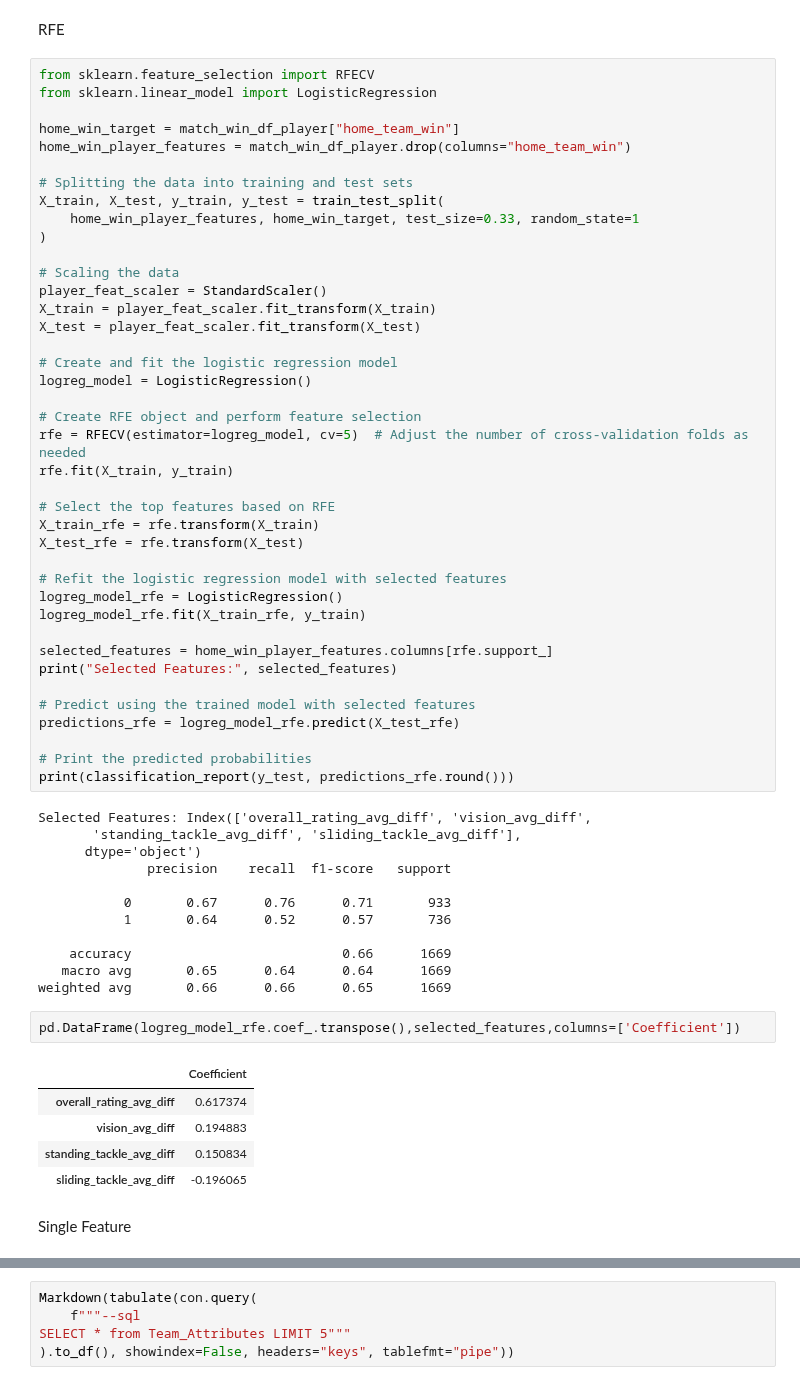
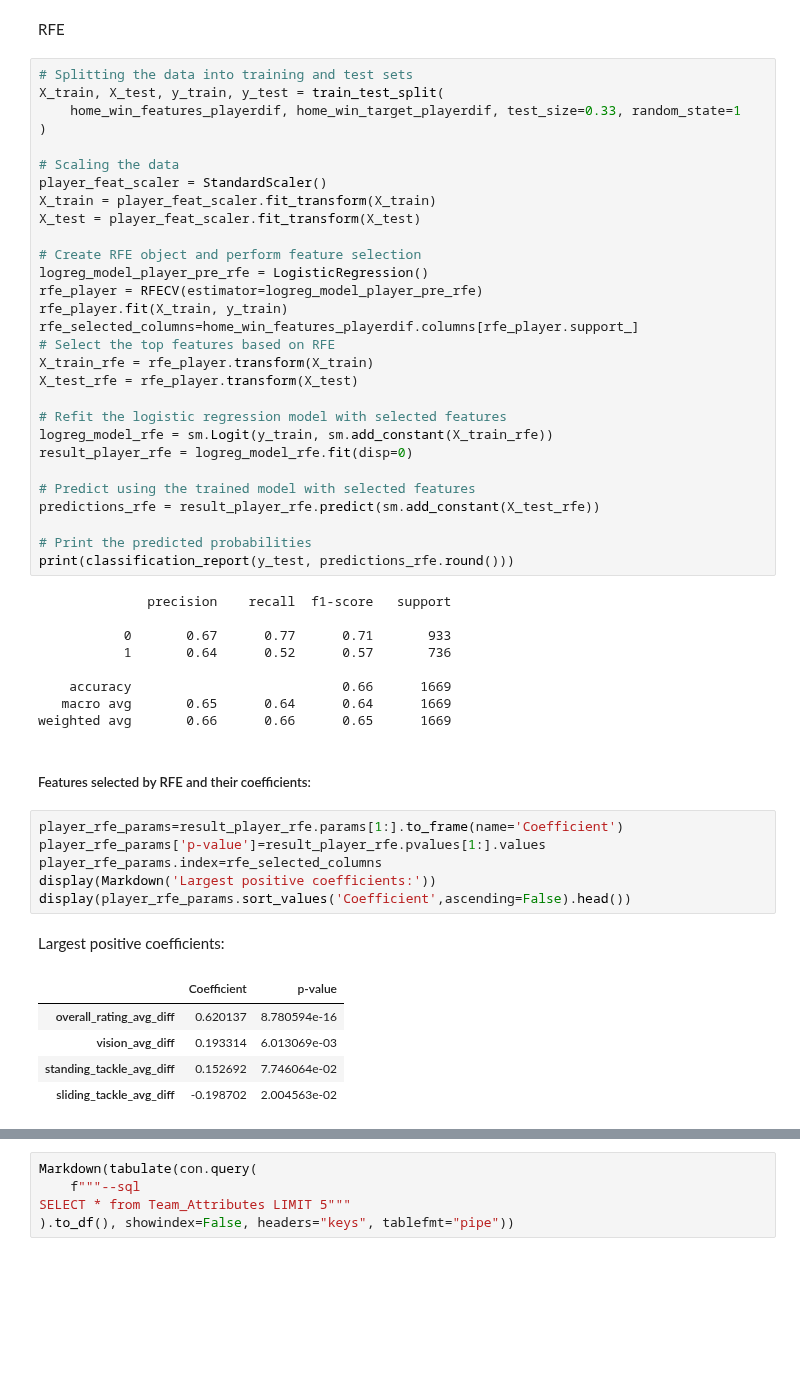
Before and after one commit to gediminas-skvarnavicius/football-db-analysis, a Jupyter notebook: analysis.ipynb, the cells around one changed output, grey strips where cells are left out. Drawn from its saved outputs; the diff is of its cells as text; blank space fills up the shorter version.

```diff
--- a/analysis.ipynb
+++ b/analysis.ipynb
@@ -1307,15 +1325,9 @@ Reducing the number of features by calculating the average differences of player
 # %% [markdown]
 RFE
 # %%
-from sklearn.feature_selection import RFECV
-from sklearn.linear_model import LogisticRegression
-
-home_win_target = match_win_df_player["home_team_win"]
-home_win_player_features = match_win_df_player.drop(columns="home_team_win")
-
 # Splitting the data into training and test sets
 X_train, X_test, y_train, y_test = train_test_split(
-    home_win_player_features, home_win_target, test_size=0.33, random_state=1
+    home_win_features_playerdif, home_win_target_playerdif, test_size=0.33, random_state=1
 )
 
 # Scaling the data
@@ -1323,48 +1335,45 @@ player_feat_scaler = StandardScaler()
 X_train = player_feat_scaler.fit_transform(X_train)
 X_test = player_feat_scaler.fit_transform(X_test)
 
-# Create and fit the logistic regression model
-logreg_model = LogisticRegression()
-
 # Create RFE object and perform feature selection
-rfe = RFECV(estimator=logreg_model, cv=5)  # Adjust the number of cross-validation folds as needed
-rfe.fit(X_train, y_train)
-
+logreg_model_player_pre_rfe = LogisticRegression()
+rfe_player = RFECV(estimator=logreg_model_player_pre_rfe)
+rfe_player.fit(X_train, y_train)
+rfe_selected_columns=home_win_features_playerdif.columns[rfe_player.support_]
 # Select the top features based on RFE
-X_train_rfe = rfe.transform(X_train)
-X_test_rfe = rfe.transform(X_test)
+X_train_rfe = rfe_player.transform(X_train)
+X_test_rfe = rfe_player.transform(X_test)
 
 # Refit the logistic regression model with selected features
-logreg_model_rfe = LogisticRegression()
-logreg_model_rfe.fit(X_train_rfe, y_train)
-
-selected_features = home_win_player_features.columns[rfe.support_]
-print("Selected Features:", selected_features)
+logreg_model_rfe = sm.Logit(y_train, sm.add_constant(X_train_rfe))
+result_player_rfe = logreg_model_rfe.fit(disp=0)
 
 # Predict using the trained model with selected features
-predictions_rfe = logreg_model_rfe.predict(X_test_rfe)
+predictions_rfe = result_player_rfe.predict(sm.add_constant(X_test_rfe))
 
 # Print the predicted probabilities
 print(classification_report(y_test, predictions_rfe.round()))
 # %% [output]
-Selected Features: Index(['overall_rating_avg_diff', 'vision_avg_diff',
-       'standing_tackle_avg_diff', 'sliding_tackle_avg_diff'],
-      dtype='object')
               precision    recall  f1-score   support
 
-           0       0.67      0.76      0.71       933
+           0       0.67      0.77      0.71       933
            1       0.64      0.52      0.57       736
 
     accuracy                           0.66      1669
    macro avg       0.65      0.64      0.64      1669
 weighted avg       0.66      0.66      0.65      1669
-# %%
-pd.DataFrame(logreg_model_rfe.coef_.transpose(),selected_features,columns=['Coefficient'])
-# %% [output]
-|  | Coefficient |
-| overall_rating_avg_diff | 0.617374 |
-| vision_avg_diff | 0.194883 |
-| standing_tackle_avg_diff | 0.150834 |
-| sliding_tackle_avg_diff | -0.196065 |
-# %% [markdown]
-Single Feature
+# %% [markdown]
+##### Features selected by RFE and their coefficients:
+# %%
+player_rfe_params=result_player_rfe.params[1:].to_frame(name='Coefficient')
+player_rfe_params['p-value']=result_player_rfe.pvalues[1:].values
+player_rfe_params.index=rfe_selected_columns
+display(Markdown('Largest positive coefficients:'))
+display(player_rfe_params.sort_values('Coefficient',ascending=False).head())
+# %% [output]
+Largest positive coefficients:
+|  | Coefficient | p-value |
+| overall_rating_avg_diff | 0.620137 | 8.780594e-16 |
+| vision_avg_diff | 0.193314 | 6.013069e-03 |
+| standing_tackle_avg_diff | 0.152692 | 7.746064e-02 |
+| sliding_tackle_avg_diff | -0.198702 | 2.004563e-02 |
```
Also changed, not shown: parts of 28 cells of this notebook.
